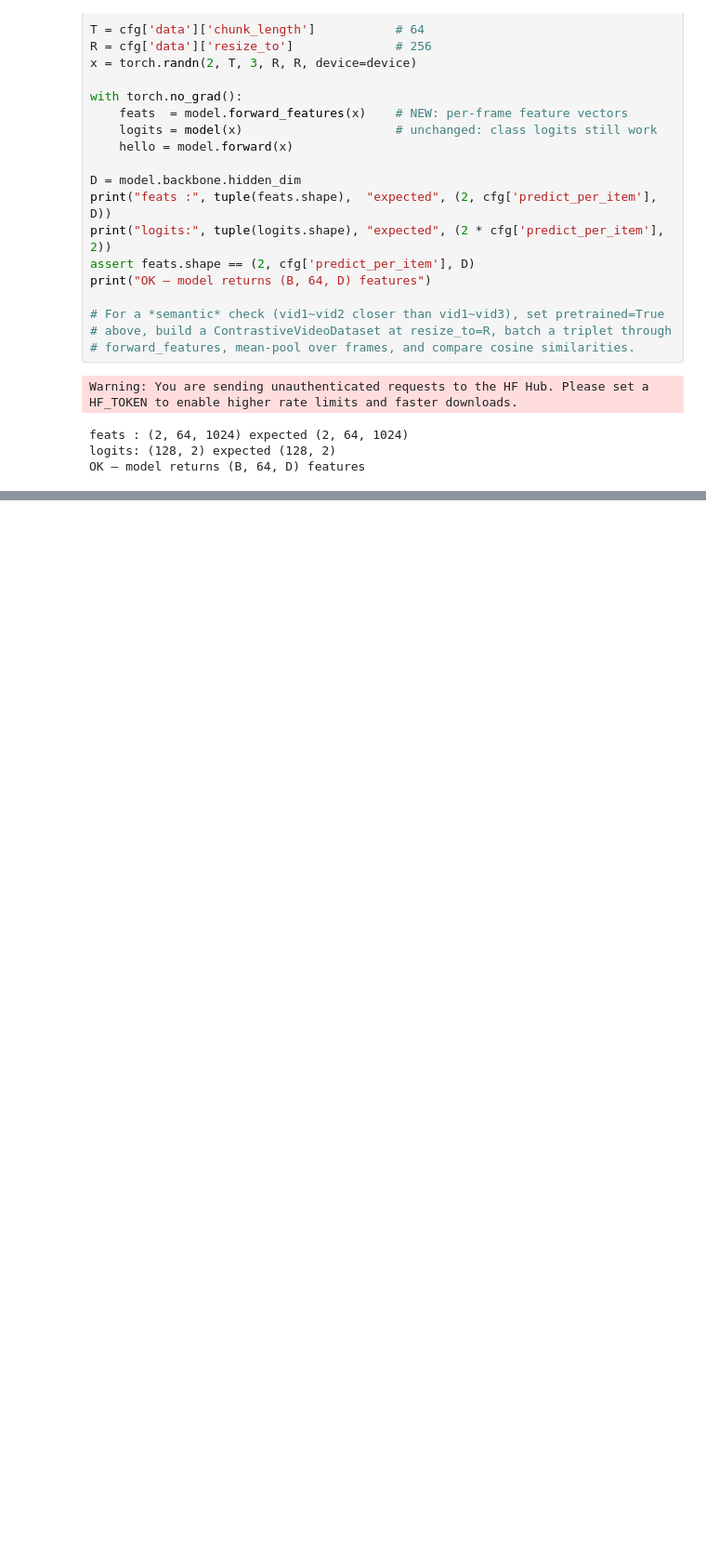
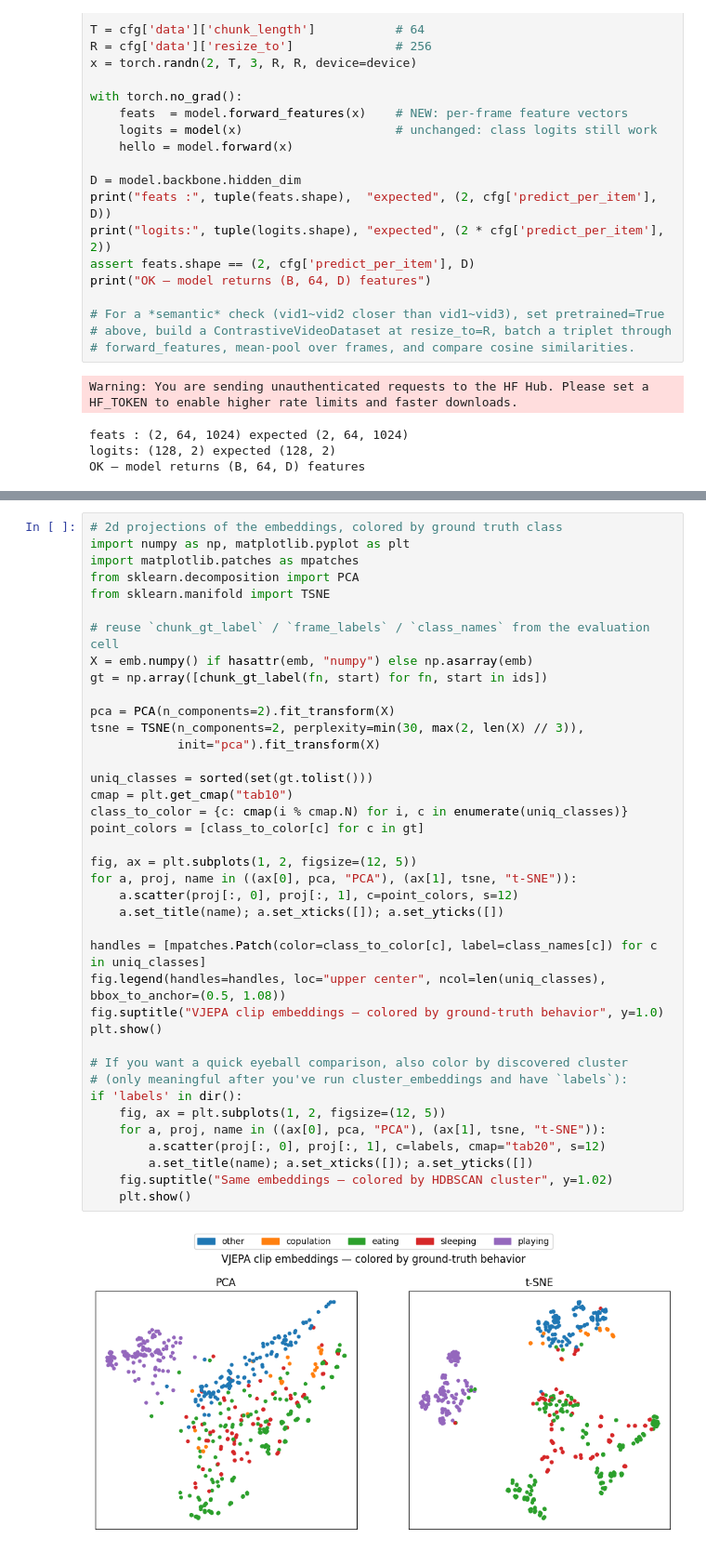
Before and after one commit to dxysiad/un-feral, a Jupyter notebook: feral/explore.ipynb, the cells around one changed output, grey strips where cells are left out. Shown at 93% size. Cells and saved outputs as stored; diff of their text form; blank space fills up the shorter version.

```diff
--- a/feral/explore.ipynb
+++ b/feral/explore.ipynb
@@ -257,3 +261,44 @@ print(MULTI_CLASS_NAMES)
 # %% [output]
 {0: 'other', 1: 'copulation', 2: 'eating', 3: 'sleeping', 4: 'playing'}
 {0: 'mouse_a_eating', 1: 'mouse_a_sleeping', 2: 'mouse_b_eating', 3: 'mouse_b_sleeping', 4: 'copulation', 5: 'playing'}
+# %%
+# 2d projections of the embeddings, colored by ground truth class
+import numpy as np, matplotlib.pyplot as plt
+import matplotlib.patches as mpatches
+from sklearn.decomposition import PCA
+from sklearn.manifold import TSNE
+
+# reuse `chunk_gt_label` / `frame_labels` / `class_names` from the evaluation cell
+X = emb.numpy() if hasattr(emb, "numpy") else np.asarray(emb)
+gt = np.array([chunk_gt_label(fn, start) for fn, start in ids])
+
+pca = PCA(n_components=2).fit_transform(X)
+tsne = TSNE(n_components=2, perplexity=min(30, max(2, len(X) // 3)),
+            init="pca").fit_transform(X)
+
+uniq_classes = sorted(set(gt.tolist()))
+cmap = plt.get_cmap("tab10")
+class_to_color = {c: cmap(i % cmap.N) for i, c in enumerate(uniq_classes)}
+point_colors = [class_to_color[c] for c in gt]
+
+fig, ax = plt.subplots(1, 2, figsize=(12, 5))
+for a, proj, name in ((ax[0], pca, "PCA"), (ax[1], tsne, "t-SNE")):
+    a.scatter(proj[:, 0], proj[:, 1], c=point_colors, s=12)
+    a.set_title(name); a.set_xticks([]); a.set_yticks([])
+
+handles = [mpatches.Patch(color=class_to_color[c], label=class_names[c]) for c in uniq_classes]
+fig.legend(handles=handles, loc="upper center", ncol=len(uniq_classes), bbox_to_anchor=(0.5, 1.08))
+fig.suptitle("VJEPA clip embeddings — colored by ground-truth behavior", y=1.0)
+plt.show()
+
+# If you want a quick eyeball comparison, also color by discovered cluster
+# (only meaningful after you've run cluster_embeddings and have `labels`):
+if 'labels' in dir():
+    fig, ax = plt.subplots(1, 2, figsize=(12, 5))
+    for a, proj, name in ((ax[0], pca, "PCA"), (ax[1], tsne, "t-SNE")):
+        a.scatter(proj[:, 0], proj[:, 1], c=labels, cmap="tab20", s=12)
+        a.set_title(name); a.set_xticks([]); a.set_yticks([])
+    fig.suptitle("Same embeddings — colored by HDBSCAN cluster", y=1.02)
+    plt.show()
+# %% [output]
+[figure, added]
```
Also changed, not shown: parts of 9 cells of this notebook, 9 other files.
